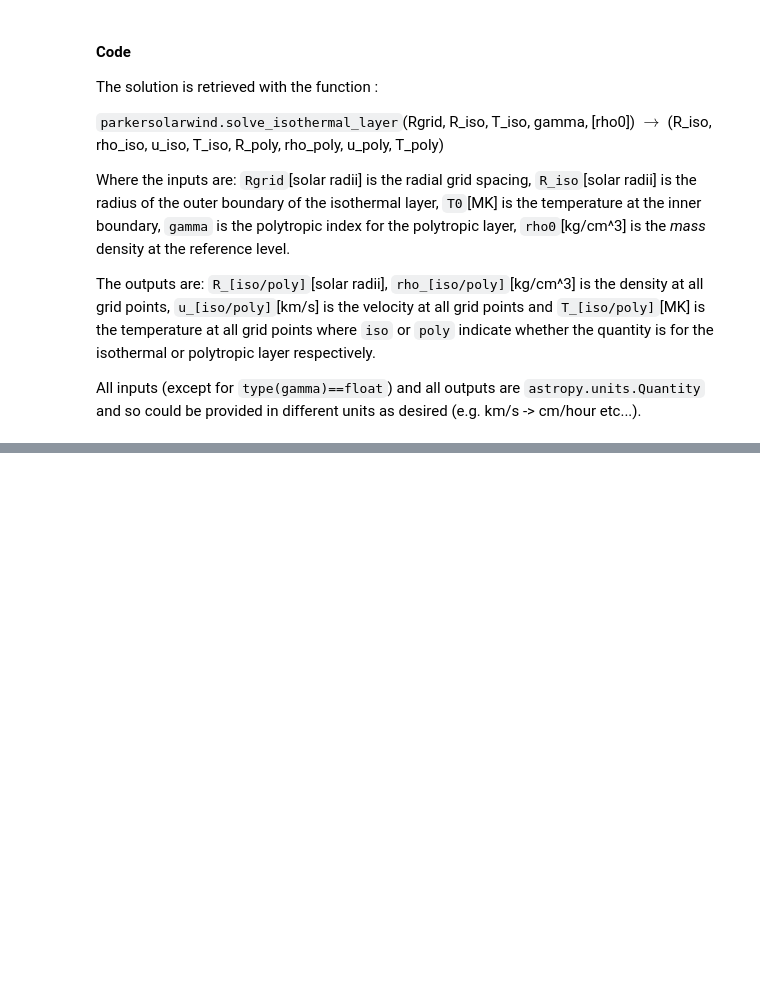
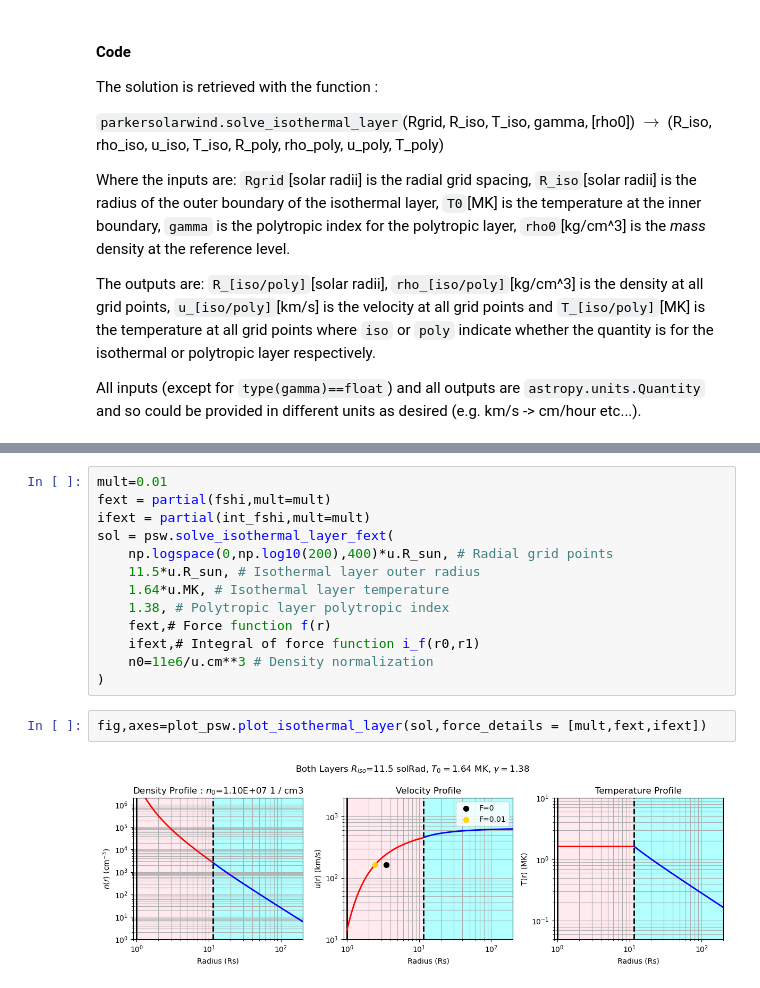
Before and after one commit to STBadman/ParkerSolarWind, a Jupyter notebook: ExampleNotebook.ipynb, the cells around one changed output, grey strips where cells are left out. Drawn from its saved outputs; the diff is of its cells as text; blank space fills up the shorter version.

```diff
--- a/ExampleNotebook.ipynb
+++ b/ExampleNotebook.ipynb
@@ -101,0 +218,17 @@ fig,axes=plot_psw.plot_isothermal_layer(sol)
+# %%
+mult=0.01
+fext = partial(fshi,mult=mult)
+ifext = partial(int_fshi,mult=mult)
+sol = psw.solve_isothermal_layer_fext(
+    np.logspace(0,np.log10(200),400)*u.R_sun, # Radial grid points
+    11.5*u.R_sun, # Isothermal layer outer radius
+    1.64*u.MK, # Isothermal layer temperature
+    1.38, # Polytropic layer polytropic index
+    fext,# Force function f(r)
+    ifext,# Integral of force function i_f(r0,r1)
+    n0=11e6/u.cm**3 # Density normalization
+)
+# %%
+fig,axes=plot_psw.plot_isothermal_layer(sol,force_details = [mult,fext,ifext])
+# %% [output]
+[figure, added]
```
Also changed, not shown: parts of 21 cells of this notebook, 2 other files.
